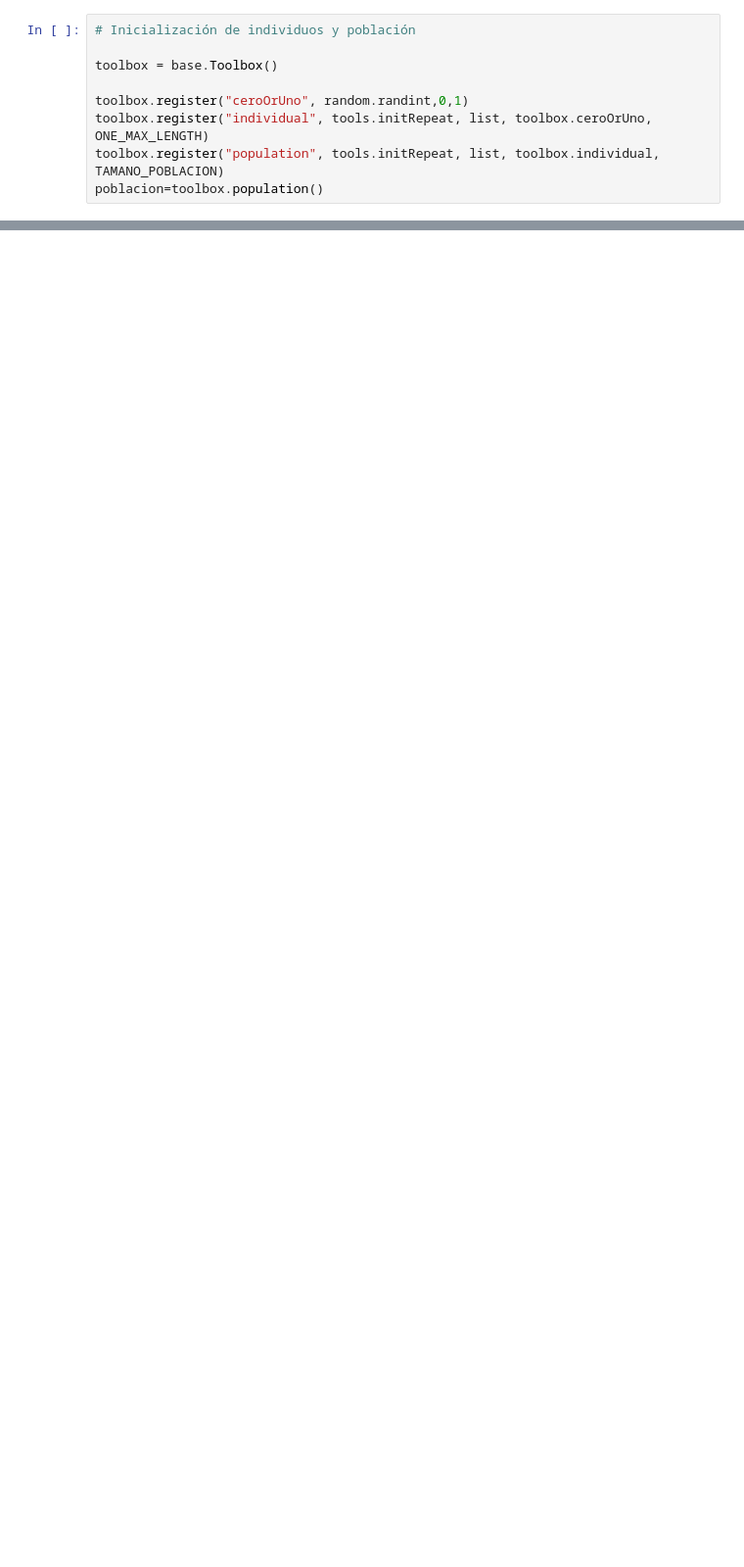
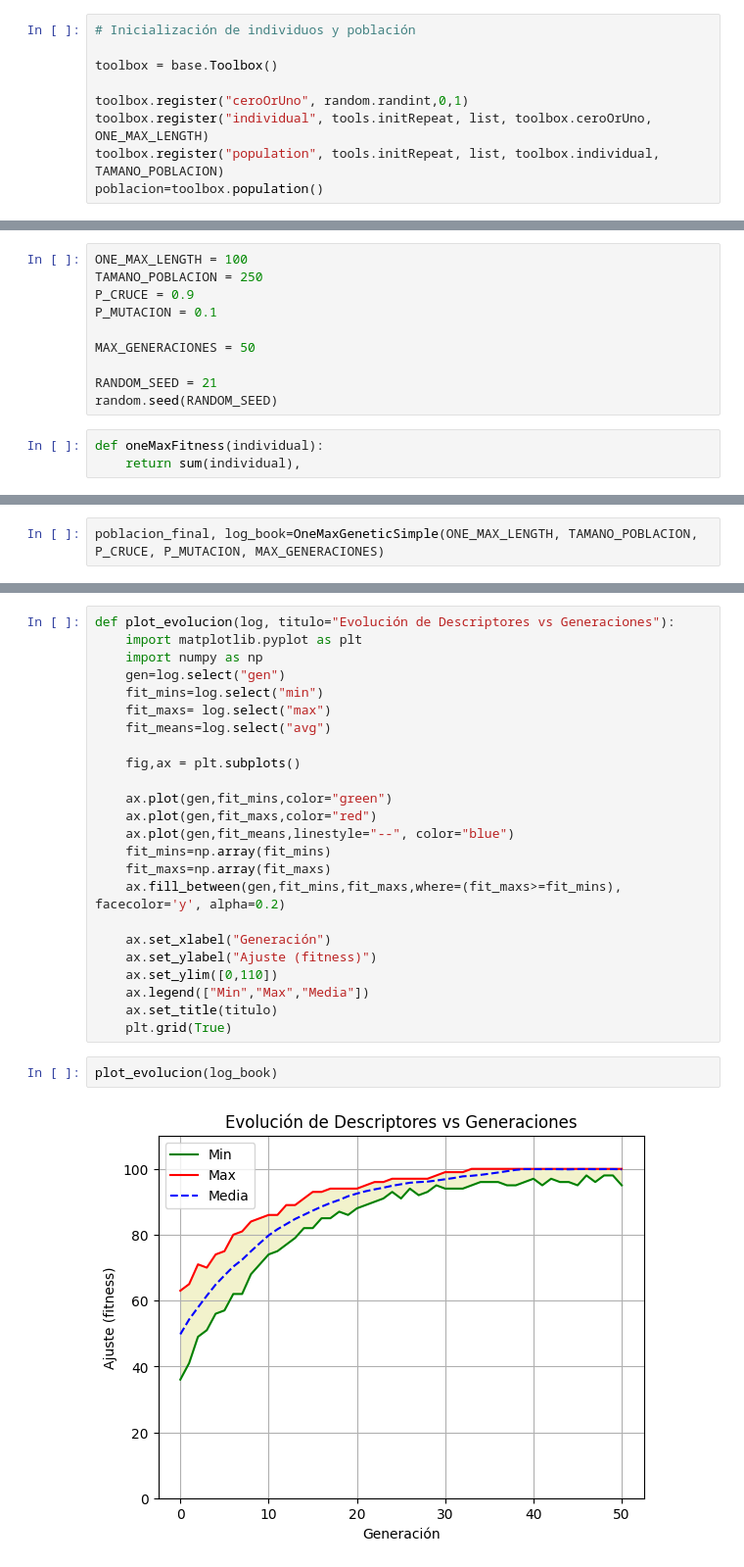
Before and after one commit to PaulaCuesta/Practica3_AndresPaula, a Jupyter notebook: Notebook1.ipynb, the cells around one changed output, grey strips where cells are left out. Shown at 98% size. Cells and saved outputs as stored; diff of their text form; blank space fills up the shorter version.

```diff
--- a/Notebook1.ipynb
+++ b/Notebook1.ipynb
@@ -142,0 +183,13 @@ poblacion=toolbox.population()
+# %%
+ONE_MAX_LENGTH = 100
+TAMANO_POBLACION = 250
+P_CRUCE = 0.9
+P_MUTACION = 0.1
+
+MAX_GENERACIONES = 50
+
+RANDOM_SEED = 21
+random.seed(RANDOM_SEED)
+# %%
+def oneMaxFitness(individual):
+    return sum(individual),
@@ -142,0 +232,2 @@ poblacion=toolbox.population()
+# %%
+poblacion_final, log_book=OneMaxGeneticSimple(ONE_MAX_LENGTH, TAMANO_POBLACION, P_CRUCE, P_MUTACION, MAX_GENERACIONES)
@@ -142,0 +325,28 @@ poblacion=toolbox.population()
+# %%
+def plot_evolucion(log, titulo="Evolución de Descriptores vs Generaciones"):
+    import matplotlib.pyplot as plt
+    import numpy as np
+    gen=log.select("gen")
+    fit_mins=log.select("min")
+    fit_maxs= log.select("max")
+    fit_means=log.select("avg")
+
+    fig,ax = plt.subplots()
+
+    ax.plot(gen,fit_mins,color="green")
+    ax.plot(gen,fit_maxs,color="red")
+    ax.plot(gen,fit_means,linestyle="--", color="blue")
+    fit_mins=np.array(fit_mins)
+    fit_maxs=np.array(fit_maxs)
+    ax.fill_between(gen,fit_mins,fit_maxs,where=(fit_maxs>=fit_mins), facecolor='y', alpha=0.2)
+
+    ax.set_xlabel("Generación")
+    ax.set_ylabel("Ajuste (fitness)")
+    ax.set_ylim([0,110])
+    ax.legend(["Min","Max","Media"])
+    ax.set_title(titulo)
+    plt.grid(True)
+# %%
+plot_evolucion(log_book)
+# %% [output]
+[figure, added]
```
Also changed, not shown: parts of 9 cells of this notebook.
